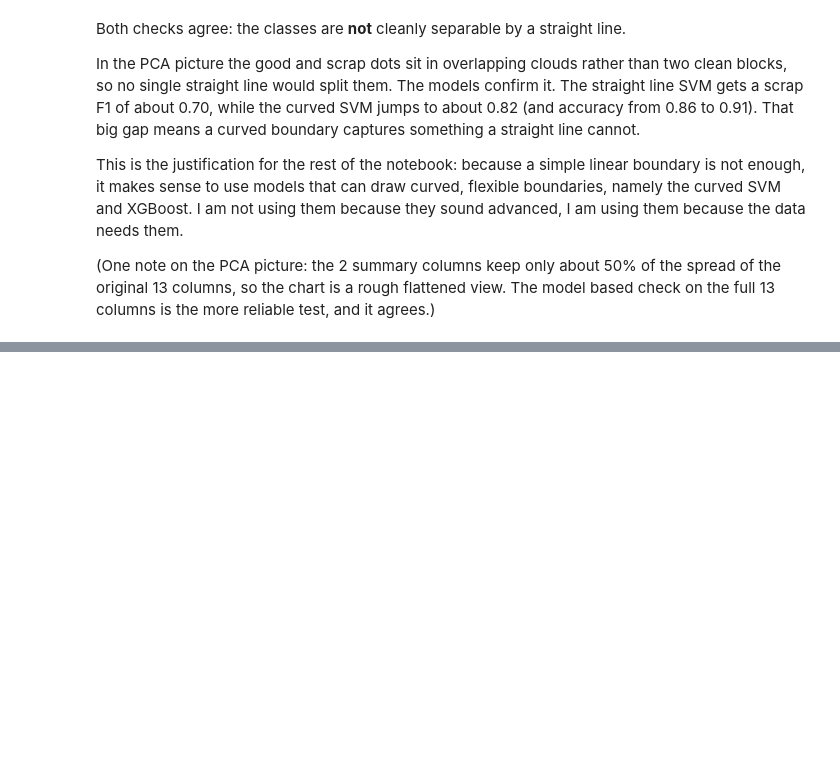
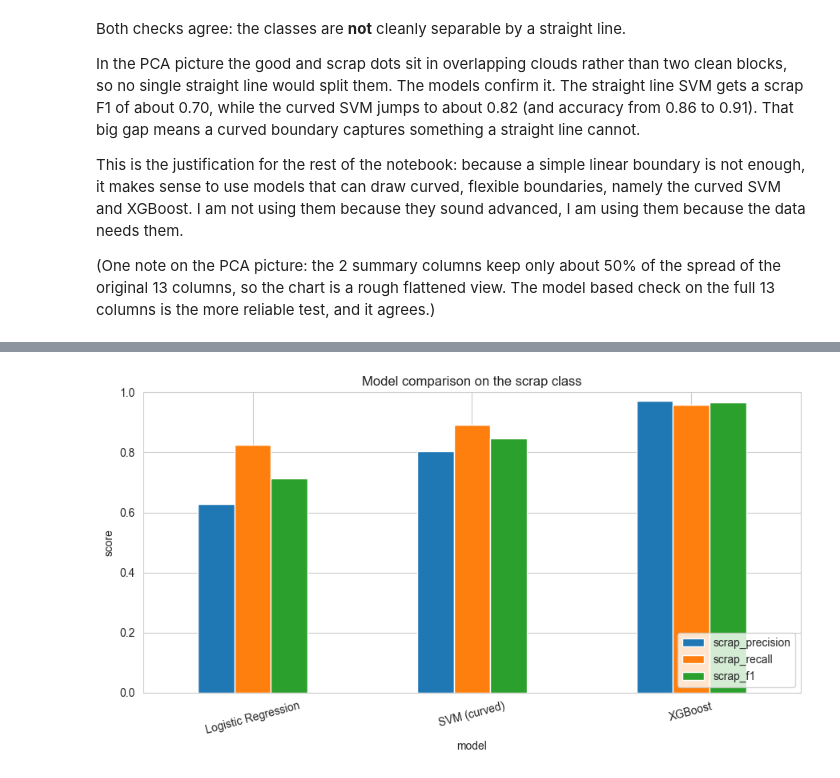
Before and after one commit to jamesmahinda1/injection-molding-defect-prediction, a Jupyter notebook: notebooks/modeling.ipynb, the cells around one changed output, grey strips where cells are left out. Saved outputs shown, nothing was run; the diff lists cells and outputs as text; code cells hidden in the pictures; blank space fills up the shorter version.

Commit message:
Add classification models, SHAP explainability and anomaly detection

```diff
--- a/notebooks/modeling.ipynb
+++ b/notebooks/modeling.ipynb
@@ -146,0 +208,13 @@ This is the justification for the rest of the notebook: because a simple linear
+# %%
+plt.figure(figsize=(9, 5))
+results_df[['scrap_precision', 'scrap_recall', 'scrap_f1']].plot(
+    kind='bar', ax=plt.gca())
+plt.title('Model comparison on the scrap class')
+plt.ylabel('score')
+plt.xticks(rotation=15)
+plt.ylim(0, 1)
+plt.legend(loc='lower right')
+plt.tight_layout()
+plt.show()
+# %% [output]
+[figure, added]
```
Also changed, not shown: parts of 11 cells of this notebook.
